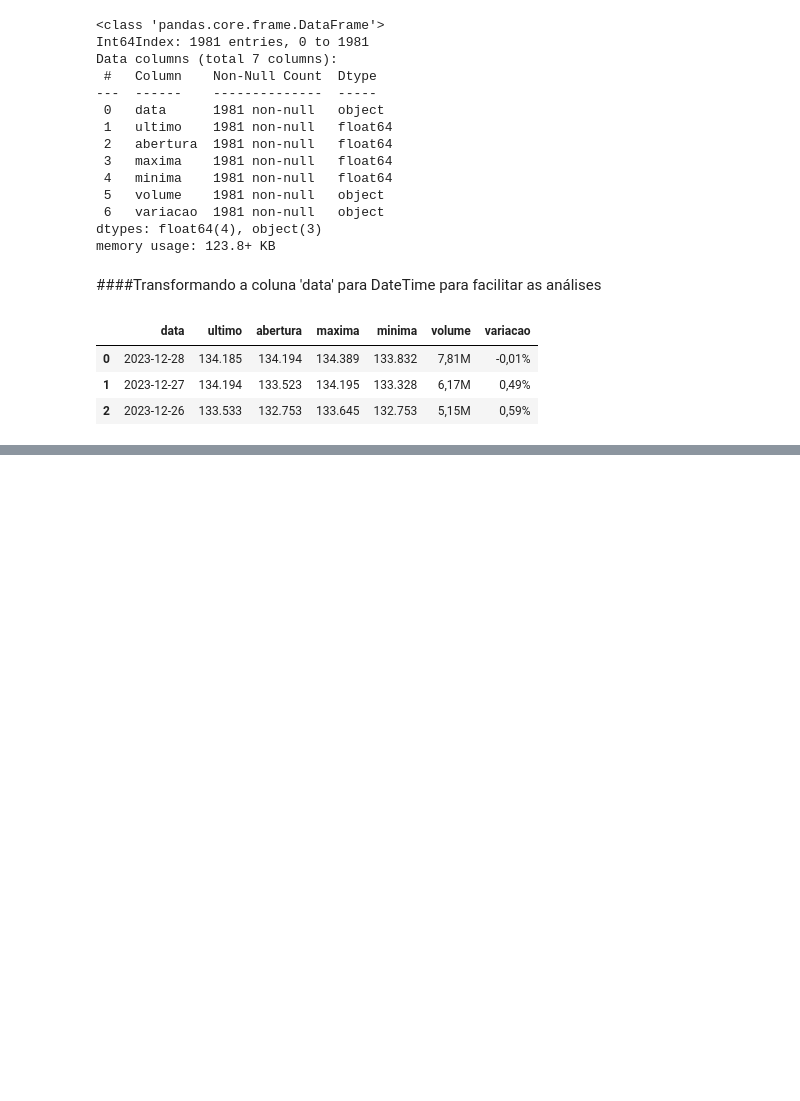
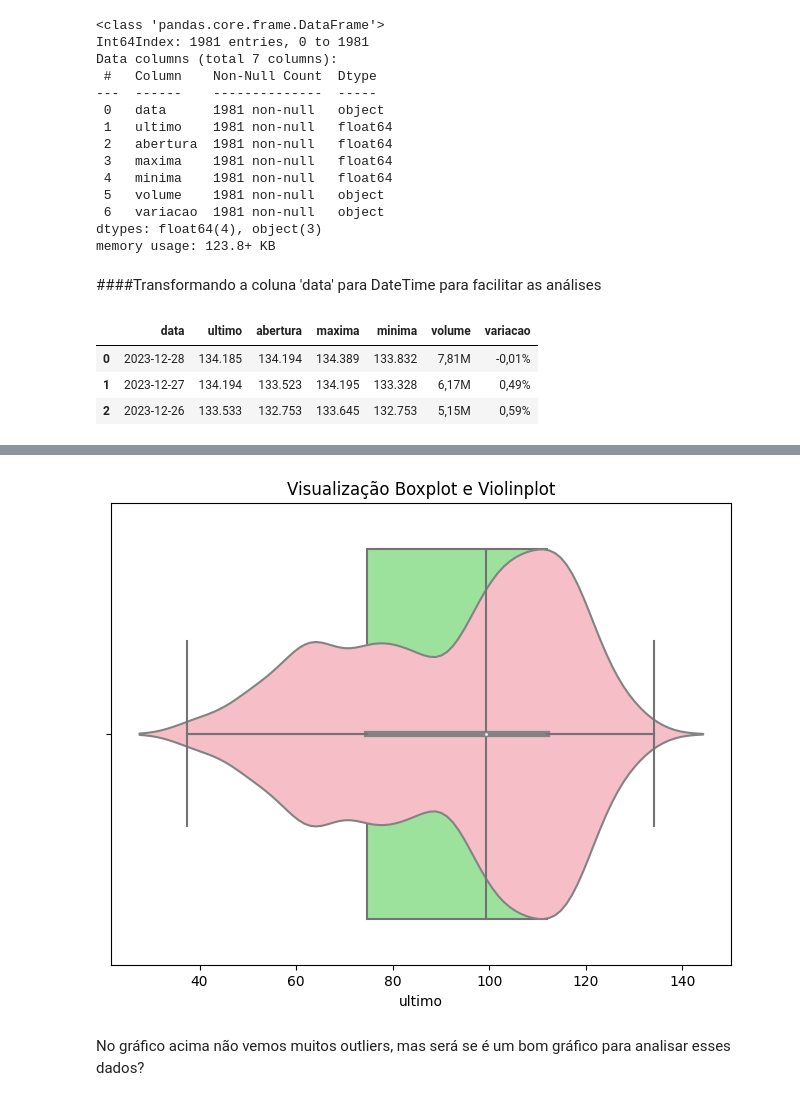
Before and after one commit to thaynnaraluciano/techChallenge2, a Jupyter notebook: TechChallenge_8anos.ipynb, the cells around one changed output, grey strips where cells are left out. Cells and saved outputs as stored; diff of their text form; code cells hidden in the pictures; blank space fills up the shorter version.

Commit message:
wip: EDA and data treatment

```diff
--- a/TechChallenge_8anos.ipynb
+++ b/TechChallenge_8anos.ipynb
@@ -92,0 +125,13 @@ df.head(3)
+# %%
+fig, ax = plt.subplots(figsize=(8,6))
+
+sns.violinplot(x='ultimo', data=df, ax=ax, color='lightpink')
+
+sns.boxplot(x='ultimo', data=df, ax=ax, whis=1.5, color='lightgreen')
+ax.set_title('Visualização Boxplot e Violinplot')
+
+plt.show()
+# %% [output]
+[figure, added]
+# %% [markdown]
+No gráfico acima não vemos muitos outliers, mas será se é um bom gráfico para analisar esses dados?
```
Also changed, not shown: parts of 3 cells of this notebook.
